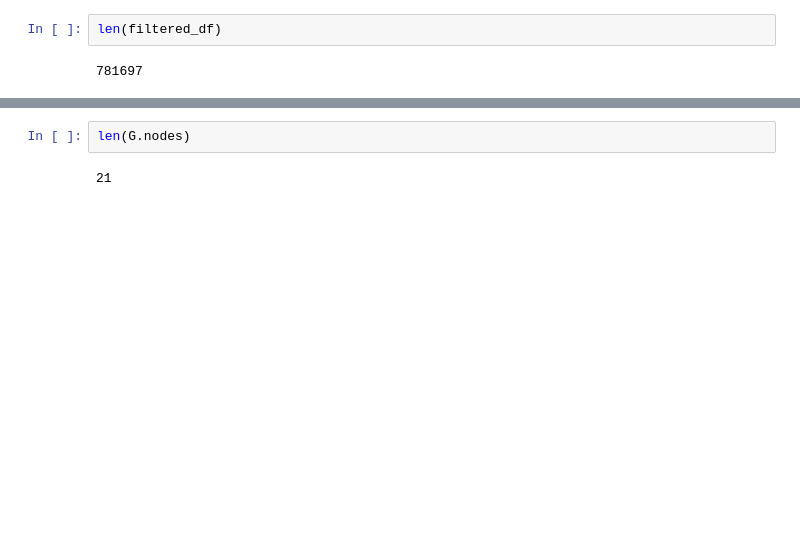
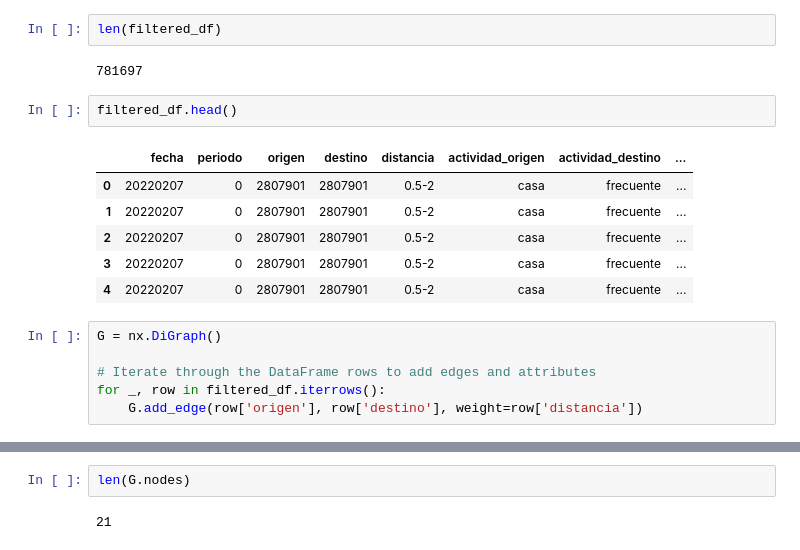
Before and after one commit to carobs9/thesis_project, a Jupyter notebook: mobility_data/graphs_test.ipynb, the cells around one changed output, grey strips where cells are left out. Saved outputs shown, nothing was run; the diff lists cells and outputs as text; blank space fills up the shorter version.

```diff
--- a/mobility_data/graphs_test.ipynb
+++ b/mobility_data/graphs_test.ipynb
@@ -110,3 +59,18 @@ plt.show()
 len(filtered_df)
 # %% [output]
 781697
+# %%
+filtered_df.head()
+# %% [output]
+|  | fecha | periodo | origen | destino | distancia | actividad_origen | actividad_destino | ... |
+| 0 | 20220207 | 0 | 2807901 | 2807901 | 0.5-2 | casa | frecuente | ... |
+| 1 | 20220207 | 0 | 2807901 | 2807901 | 0.5-2 | casa | frecuente | ... |
+| 2 | 20220207 | 0 | 2807901 | 2807901 | 0.5-2 | casa | frecuente | ... |
+| 3 | 20220207 | 0 | 2807901 | 2807901 | 0.5-2 | casa | frecuente | ... |
+| 4 | 20220207 | 0 | 2807901 | 2807901 | 0.5-2 | casa | frecuente | ... |
+# %%
+G = nx.DiGraph()
+
+# Iterate through the DataFrame rows to add edges and attributes
+for _, row in filtered_df.iterrows():
+    G.add_edge(row['origen'], row['destino'], weight=row['distancia'])
```
Also changed, not shown: parts of 18 cells of this notebook, 9 other files.
